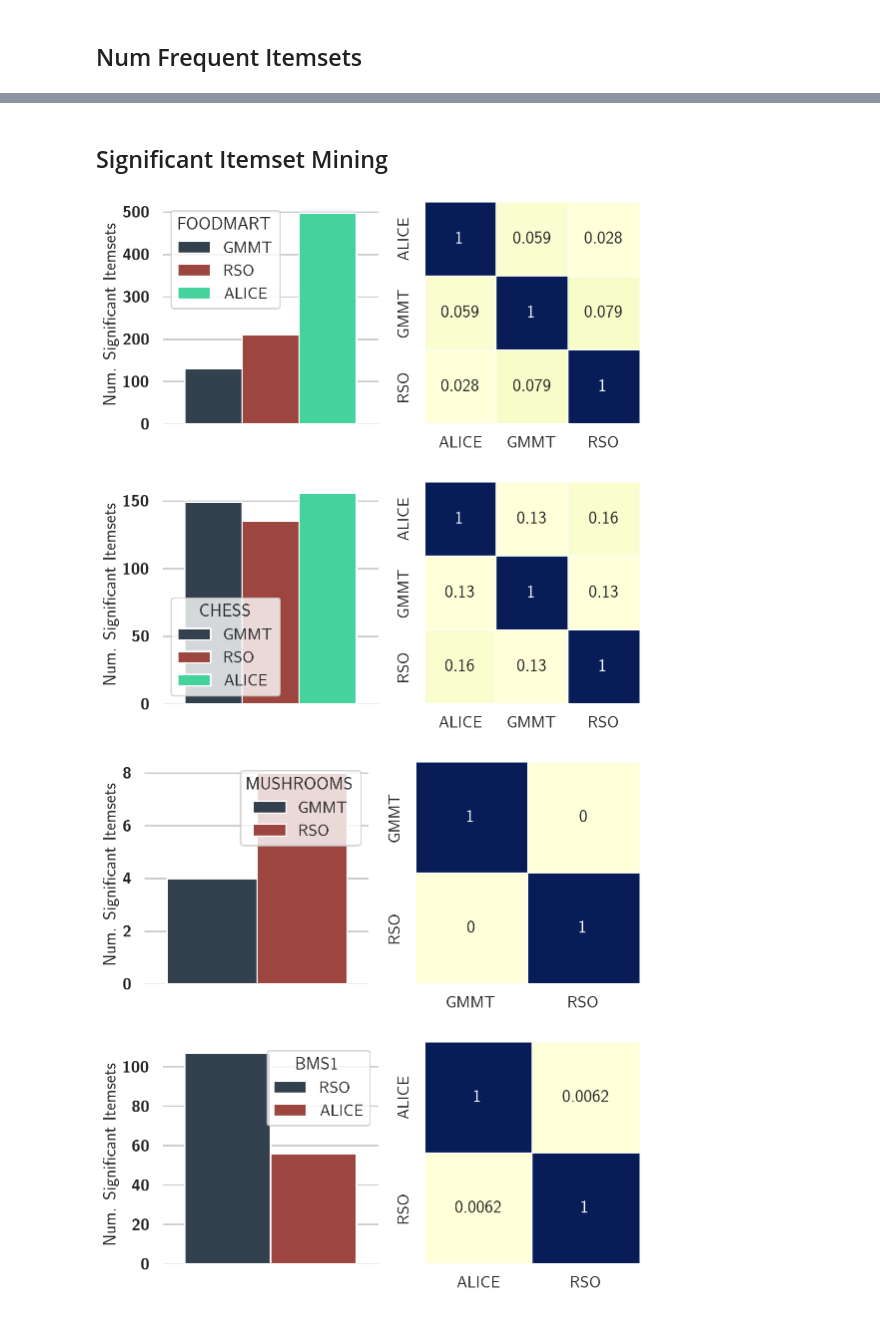
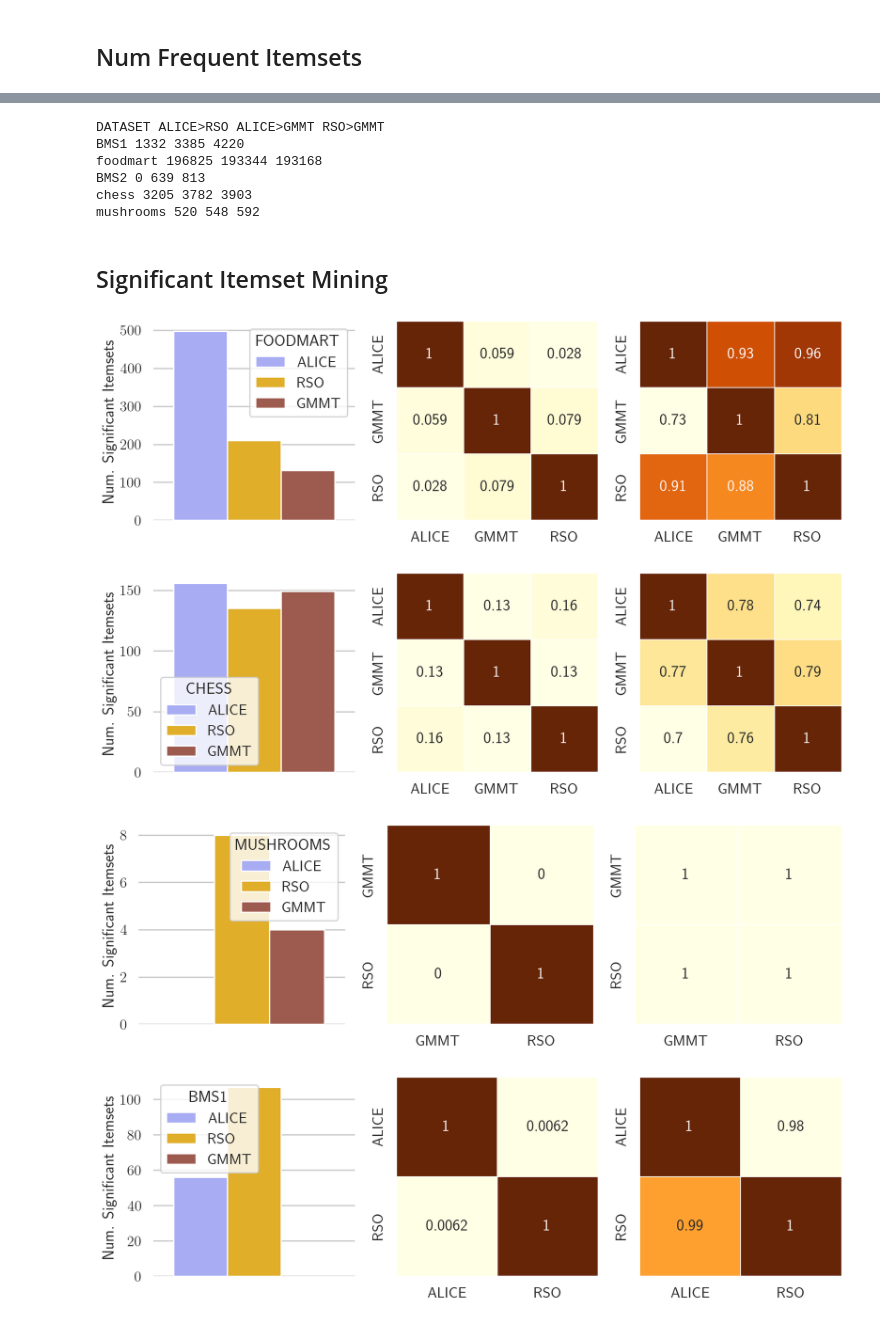
Before and after one commit to acdmammoths/alice, a Jupyter notebook: code/notebooks/Results.ipynb, the cells around one changed output, grey strips where cells are left out. Saved outputs shown, nothing was run; the diff lists cells and outputs as text; code cells hidden in the pictures.

```diff
--- a/code/notebooks/Results.ipynb
+++ b/code/notebooks/Results.ipynb
@@ -609,0 +513,2 @@ numfreq_df[(numfreq_df['Size']=='1') &
+# %%
+itemset_df = itemset_df[itemset_df['DataSet'] != 'retail']
@@ -609,0 +517,8 @@ numfreq_df[(numfreq_df['Size']=='1') &
+# %%
+print('DATASET', 'ALICE', 'RSO', 'GMMT')
+for db in itemset_df['DataSet'].unique():
+    data = itemset_df[itemset_df['DataSet']==db]
+    print(db,
+          data['ALICE'].eq(0).sum(),
+          data['RSO'].eq(0).sum(),
+          data['GMMT'].eq(0).sum())
@@ -610,3 +534,18 @@ numfreq_df[(numfreq_df['Size']=='1') &
+# %%
+print('DATASET', 'ALICE>RSO', 'ALICE>GMMT', 'RSO>GMMT')
+for db in itemset_df['DataSet'].unique():
+    data = itemset_df[itemset_df['DataSet']==db]
+    a_r = len(data[data['ALICE'] > data['RSO']])
+    a_g = len(data[data['ALICE'] > data['GMMT']])
+    r_g = len(data[data['RSO'] > data['GMMT']])
+    print(db, a_r, a_g, r_g)
+# %% [output]
+DATASET ALICE>RSO ALICE>GMMT RSO>GMMT
+BMS1 1332 3385 4220
+foodmart 196825 193344 193168
+BMS2 0 639 813
+chess 3205 3782 3903
+mushrooms 520 548 592
 # %% [markdown]
 ## Significant Itemset Mining
 # %%
@@ -624,44 +563,50 @@ for db,conf in db_config.items():
         try:
             fileA = f'{result_dir}/{db}-{p[0]}-{conf}.json'
             fileB = f'{result_dir}/{db}-{p[1]}-{conf}.json'
-            num_a, num_b, jac, a_in_b, b_in_a = sig.analyze(fileA, fileB)
-            results.append([db, p[0], p[1], jac, num_a, a_in_b])
-            results.append([db, p[1], p[0], jac, num_b, b_in_a])
+            num_a, num_b, jac, a_diff_b, b_diff_a, a_in_b, b_in_a = sig.analyze(fileA, fileB)
+            results.append([db, p[0], p[1], jac, a_diff_b, num_a, a_in_b])
+            results.append([db, p[1], p[0], jac, b_diff_a, num_b, b_in_a])
         except Exception as e:
             pass
 sig_df = pd.DataFrame(results)
-sig_df.columns = ['DataSet', 'Algorithm', 'Other', 'Jaccard', 'NumSignItemsets', 'isSubset']
+sig_df.columns = ['DataSet', 'Algorithm', 'Other', 'Jaccard',
+                  'Difference', 'NumSignItemsets', 'isSubset']
 sig_df['Algorithm'] = sig_df['Algorithm'].apply(lambda x: sampler_names[x])
 sig_df['Other'] = sig_df['Other'].apply(lambda x: sampler_names[x])
 # %%
 for dataset in sig_df['DataSet'].unique():
     data = sig_df[sig_df['DataSet']==dataset]
-    if data.empty: continue
+    if data.empty or data['NumSignItemsets'].sum()==0: continue
 
-    fig, ax = plt.subplots(1,2,figsize=(8,4))
+    fig, ax = plt.subplots(1,3,figsize=(12,4))
 
     # num significant itemsets
     sns.barplot(data=data, x='DataSet', hue='Algorithm',
-            palette=palette, y='NumSignItemsets', ax=ax[0])
+                palette=palette, y='NumSignItemsets',
+                hue_order=['ALICE', 'RSO', 'GMMT'], ax=ax[0])
     ax[0].spines['right'].set_visible(False)
     ax[0].spines['top'].set_visible(False)
     ax[0].spines['left'].set_visible(False)
     ax[0].spines['bottom'].set_visible(False)
     ax[0].legend(title=dataset.upper())
     ax[0].set_ylabel('Num. Significant Itemsets')
     ax[0].set_xlabel('')
     ax[0].set_xticklabels('')
 
     sns.heatmap(data=data.pivot('Algorithm', 'Other', 'Jaccard').fillna(1),
-                annot=True, linewidths=1, cmap="YlGnBu", cbar=False, ax=ax[1])
+                annot=True, linewidths=1, cmap="YlOrBr", cbar=False, ax=ax[1])
     ax[1].set_xlabel('')
     ax[1].set_ylabel('')
-#     ax[1].set_title('Jaccard')
+
+    sns.heatmap(data=data.pivot('Algorithm', 'Other', 'Difference').fillna(1),
+                annot=True, linewidths=1, cmap="YlOrBr", cbar=False, ax=ax[2])
+    ax[2].set_xlabel('')
+    ax[2].set_ylabel('')
     plt.tight_layout()
-    plt.savefig(fig_dir+f'{dataset}_sigFreqItemsets.pdf')
+#     plt.savefig(fig_dir+f'{dataset}_sigFreqItemsets.pdf')
     plt.show()
 # %% [output]
-[figure, old version]
+[figure, new version]
-[figure, old version]
+[figure, new version]
-[figure, old version]
+[figure, new version]
-[figure, old version]
+[figure, new version]
```
Also changed, not shown: parts of 40 cells of this notebook, 15 other files.
